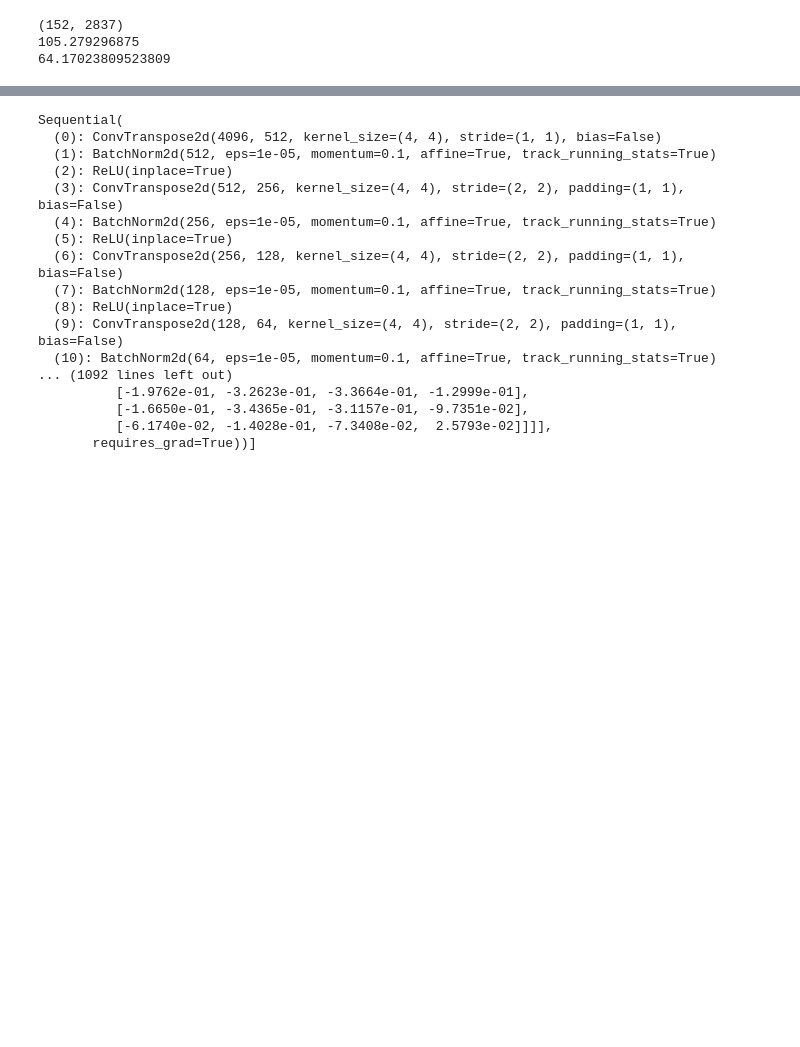
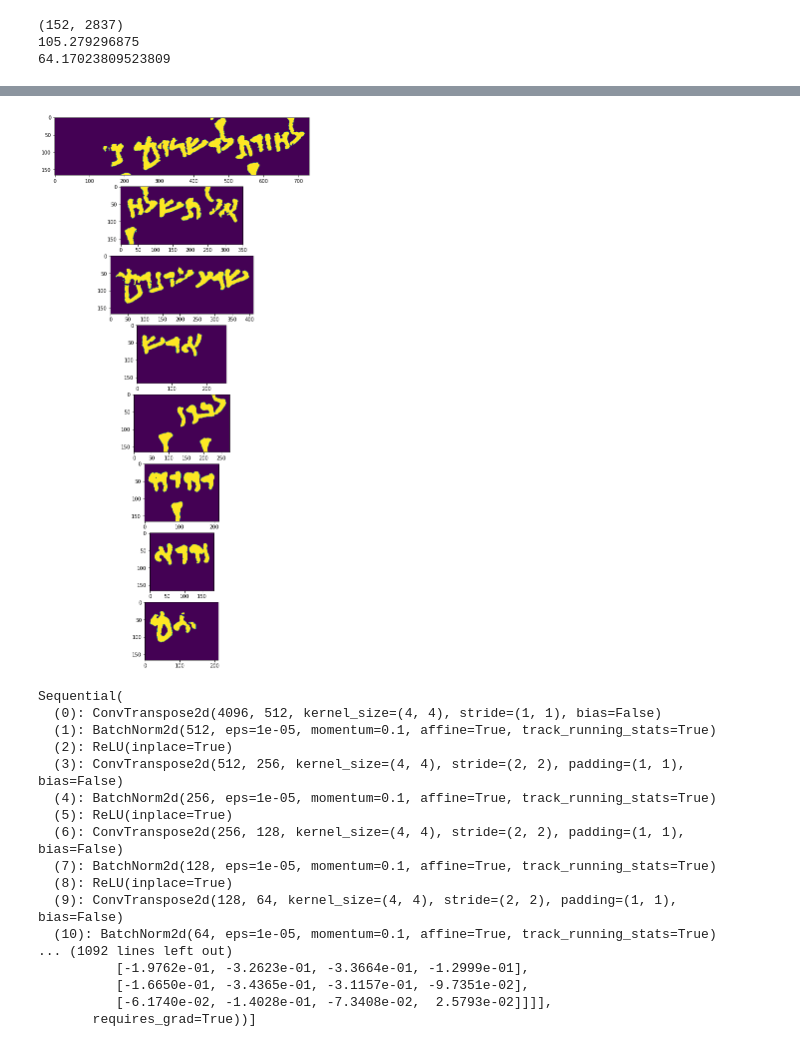
Before and after one commit to MelleStarke/HWR-Group16, a Jupyter notebook: src/dss/line_segment.ipynb, the cells around one changed output, grey strips where cells are left out. Cells and saved outputs as stored; diff of their text form; code cells hidden in the pictures; blank space fills up the shorter version.

```diff
--- a/src/dss/line_segment.ipynb
+++ b/src/dss/line_segment.ipynb
@@ -123,3 +191,14 @@ print((np.multiply(*np.shape(img[valleys[1]:valleys[2]]))/105*64)/64**2)
+# %%
+words = [sample_line[:, int(l):int(r)] for l, r in zip(word_seps, word_seps[1:])]
+
+fig, axes = plt.subplots(len(words), 1, figsize=(20, 20))
+
+for ax, word in zip(axes, words):
+  ax.imshow(word)
+
+plt.show()
+# %% [output]
+[figure, added]
 # %%
 gen = nn.Sequential(
   # in: latent_size x 1 x 1
```
Also changed, not shown: parts of 6 cells of this notebook, 2 other files.
